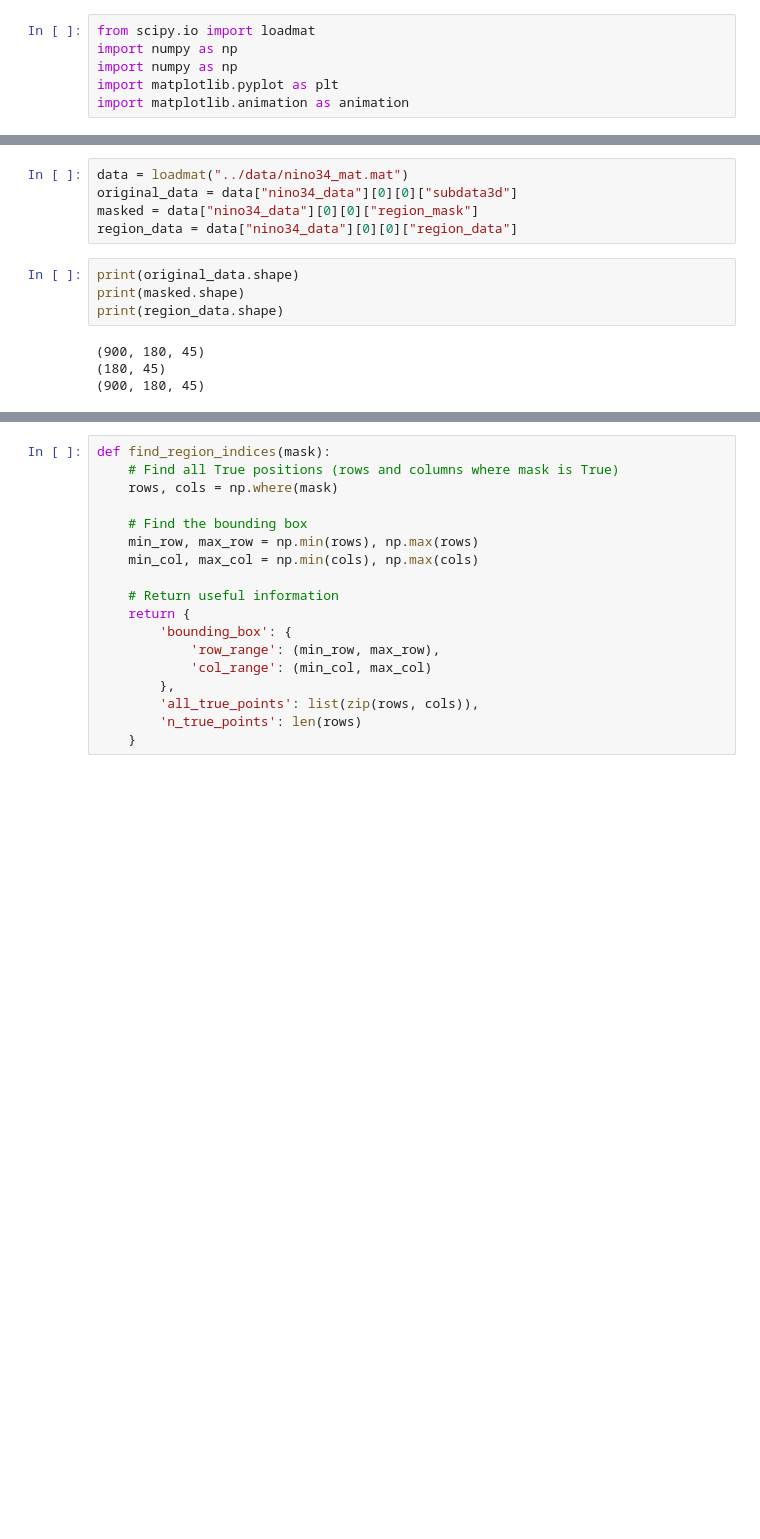
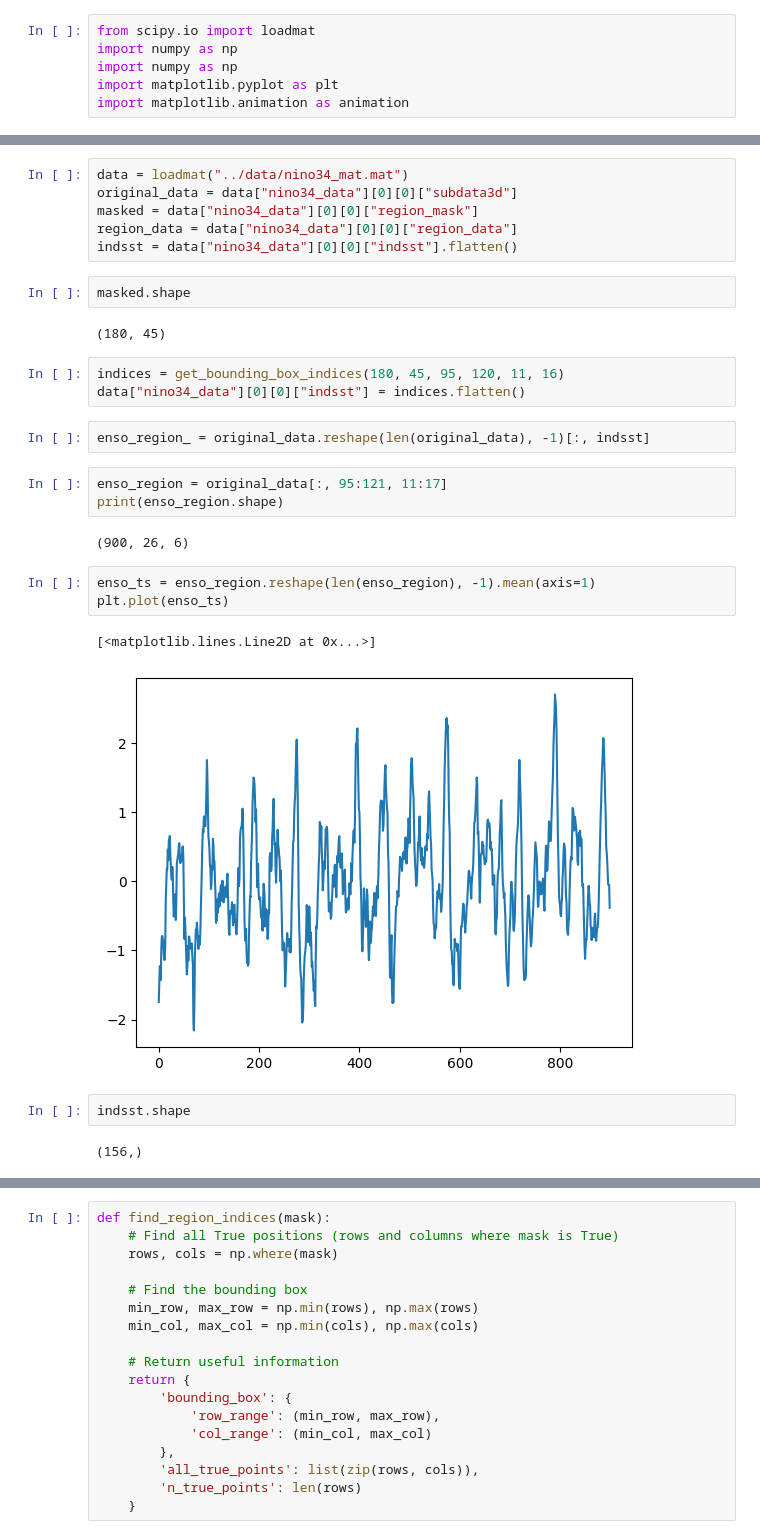
Before and after one commit to heraclixus/Ocean_TimeSeries_Graph, a Jupyter notebook: notebooks/visualize_grid.ipynb, the cells around one changed output, grey strips where cells are left out. Saved outputs shown, nothing was run; the diff lists cells and outputs as text; blank space fills up the shorter version.

```diff
--- a/notebooks/visualize_grid.ipynb
+++ b/notebooks/visualize_grid.ipynb
@@ -9,11 +110,28 @@ data = loadmat("../data/nino34_mat.mat")
 original_data = data["nino34_data"][0][0]["subdata3d"]
 masked = data["nino34_data"][0][0]["region_mask"]
 region_data = data["nino34_data"][0][0]["region_data"]
+indsst = data["nino34_data"][0][0]["indsst"].flatten()
-# %%
-print(original_data.shape)
-print(masked.shape)
-print(region_data.shape)
-# %% [output]
-(900, 180, 45)
-(180, 45)
-(900, 180, 45)
+# %%
+masked.shape
+# %% [output]
+(180, 45)
+# %%
+indices = get_bounding_box_indices(180, 45, 95, 120, 11, 16)
+data["nino34_data"][0][0]["indsst"] = indices.flatten()
+# %%
+enso_region_ = original_data.reshape(len(original_data), -1)[:, indsst]
+# %%
+enso_region = original_data[:, 95:121, 11:17]
+print(enso_region.shape)
+# %% [output]
+(900, 26, 6)
+# %%
+enso_ts = enso_region.reshape(len(enso_region), -1).mean(axis=1)
+plt.plot(enso_ts)
+# %% [output]
+[<matplotlib.lines.Line2D at 0x...>]
+[figure, added]
+# %%
+indsst.shape
+# %% [output]
+(156,)
```
Also changed, not shown: parts of 8 cells of this notebook, 9 other files.
